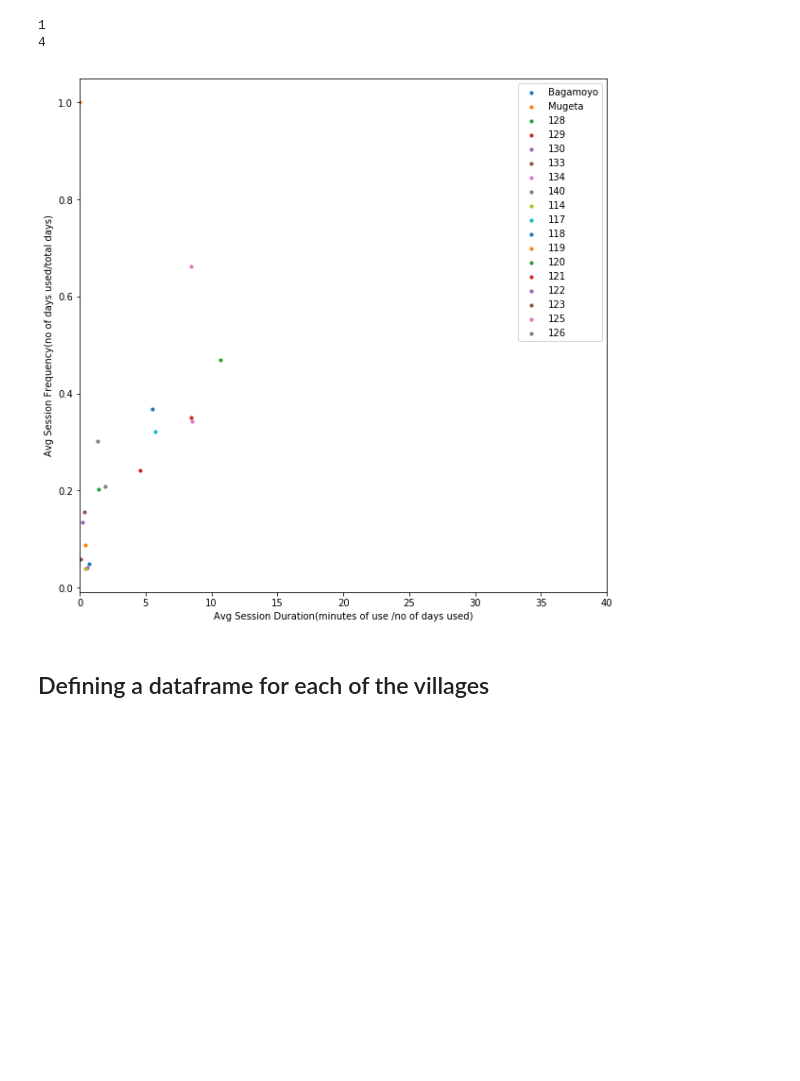
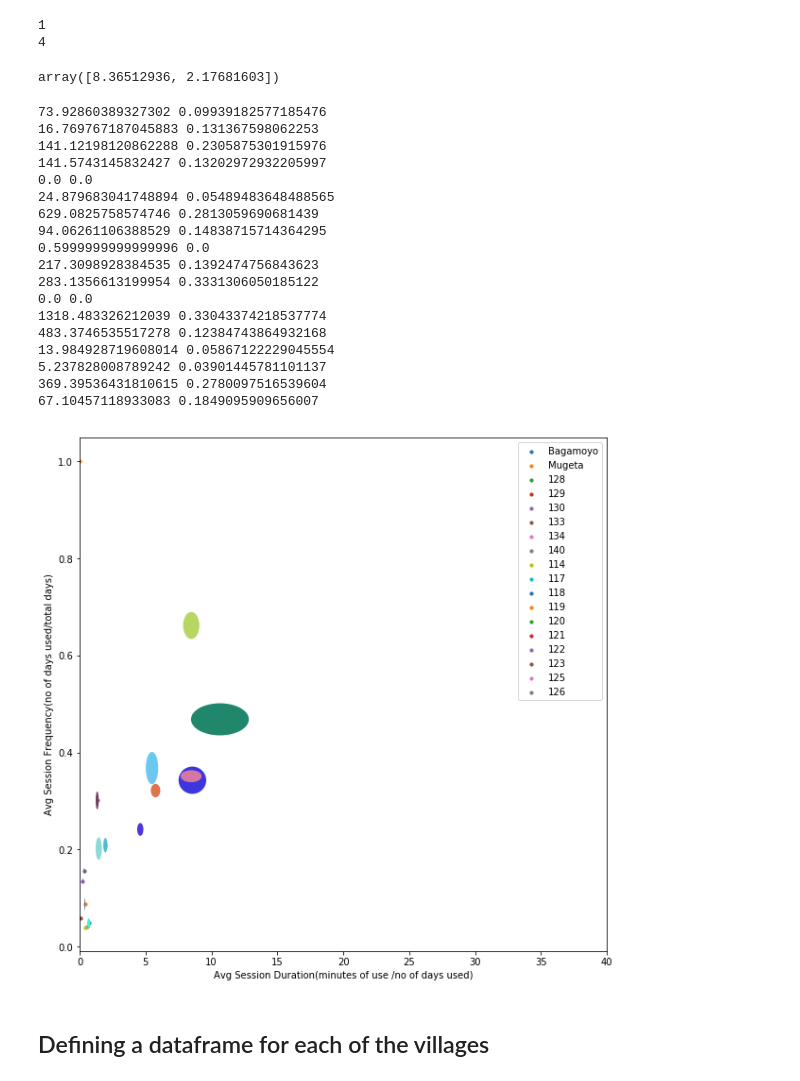
Before and after one commit to amogh112/robotutor_data_analysis, a Jupyter notebook: robotutor_data_analysis.ipynb, the cells around one changed output. Drawn from its saved outputs; the diff is of its cells as text; code cells hidden in the pictures; blank space fills up the shorter version.

Commit message:
added ellipses in representations

```diff
--- a/robotutor_data_analysis.ipynb
+++ b/robotutor_data_analysis.ipynb
@@ -436,6 +436,10 @@ for m in a,b:
 # %% [output]
 1
 4
+# %%
+np.random.rand(2) * 10
+# %% [output]
+array([8.36512936, 2.17681603])
 # %%
 colormap = plt.cm.gist_ncar #nipy_spectral, Set1,Paired
 main_figure = plt.figure(figsize=(10,10))
@@ -444,41 +448,67 @@ list_mean_session_duration = []
 list_mean_session_frequency = []
 list_std_session_duration = []
 list_std_session_frequency = []
-
+ells = []
 #populating the lists above
 for vill in list_villages:
     dur_vill = dic_metrics[vill][0]
     freq_vill = dic_metrics[vill][1]
     ax1.scatter(dur_vill/60,freq_vill, s=10, label=vill)
-
+    print(dic_metrics[vill][2],dic_metrics[vill][3])
+    ells.append(Ellipse(xy=[dur_vill/60,freq_vill],
+                width=dic_metrics[vill][2]*0.2/60, height=dic_metrics[vill][3]*0.2,
+                angle=0))
+for e in ells:
+    ax1.add_artist(e)
+#     e.set_clip_box(ax1.bbox)
+#     e.set_alpha(np.random.rand())
+    e.set_facecolor(np.random.rand(3))
 #     list_std_session_duration.append(dic_metrics[vill][2])
 #     list_std_session_frequency.append(dic_metrics[vill][3])
 
 # #converting in minutes:
 # list_mean_session_duration = [d/60 for d in list_mean_session_duration]
 # list_std_session_duration = [d/60 for d in list_std_session_duration]
 
 # ax1.scatter(list_mean_session_duration,list_mean_session_frequency, s=10, label)
 # for village in list_villages_beta:
 #     dur, freq = dic_village_freqdur_beta_sites[village]
 #     dur = [d/60 for d in dur]
 #     ax1.scatter(dur,freq, s=10, label=village)
 
 # for village in list_villages_field:
 #     dur, freq = dic_village_freqdur_field[village]
 #     dur = [d/60 for d in dur]
 #     ax1.scatter(dur,freq, s=10, c='r',label=village)
 ax1.legend(loc=1)
 # #setting colors
-colors = [colormap(i) for i in np.linspace(0, 1,len(ax1.lines))]
-for i,j in enumerate(ax1.lines):
-    j.set_color(colors[i])
+# colors = [colormap(i) for i in np.linspace(0, 1,len(ax1.lines))]
+# for i,j in enumerate(ax1.lines):
+#     j.set_color(colors[i])
 plt.xlabel('Avg Session Duration(minutes of use /no of days used)')
 plt.ylabel('Avg Session Frequency(no of days used/total days)')
 plt.xlim([0,40])
 plt.show()
 # %% [output]
+73.92860389327302 0.09939182577185476
+16.769767187045883 0.131367598062253
+141.12198120862288 0.2305875301915976
+141.5743145832427 0.13202972932205997
+0.0 0.0
+24.879683041748894 0.05489483648488565
+629.0825758574746 0.2813059690681439
+94.06261106388529 0.14838715714364295
+0.5999999999999996 0.0
+217.3098928384535 0.1392474756843623
+283.1356613199954 0.3331306050185122
+0.0 0.0
+1318.483326212039 0.33043374218537774
+483.3746535517278 0.12384743864932168
+13.984928719608014 0.05867122229045554
+5.237828008789242 0.03901445781101137
+369.39536431810615 0.2780097516539604
+67.10457118933083 0.1849095909656007
-[figure, old version]
+[figure, new version]
 # %% [markdown]
 ## Defining a dataframe for each of the villages
 # %%
```
